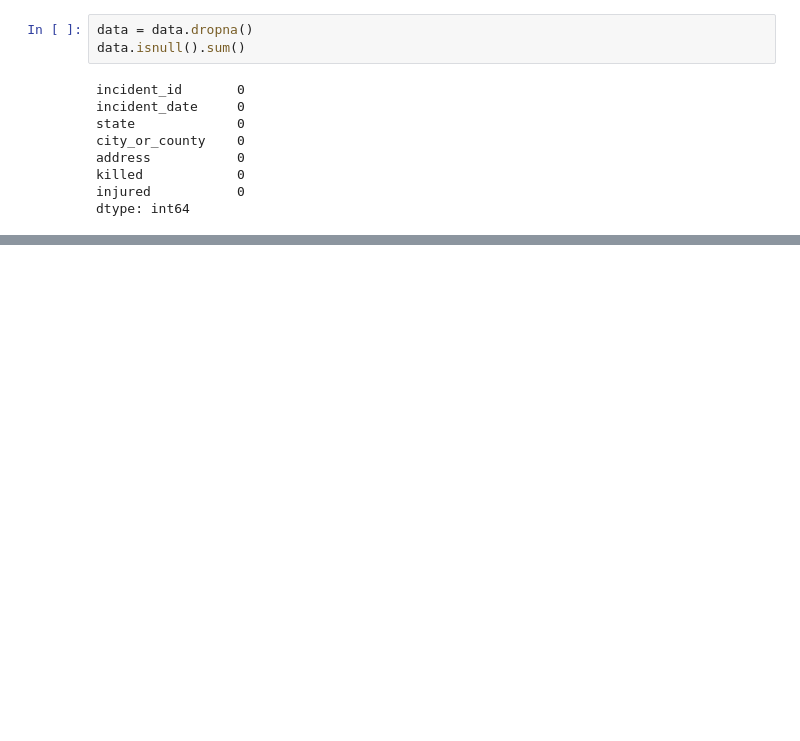
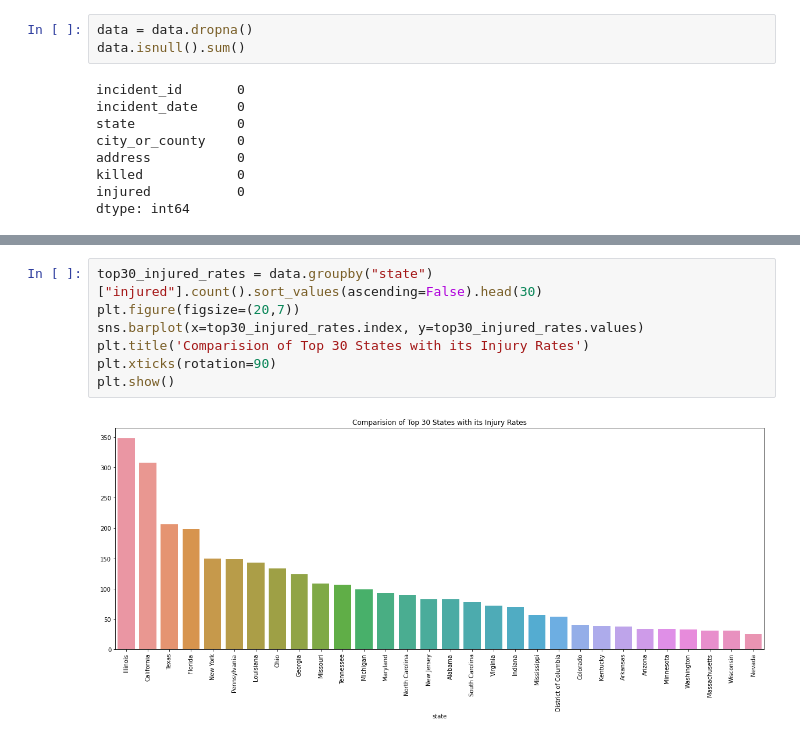
Before and after one commit to everydaycodings/Data-Science-End-To-End-Notebook-Project, a Jupyter notebook: EDA_On_U.S._Gun_Violence_Records_2014-2021.ipynb, the cells around one changed output, grey strips where cells are left out. Saved outputs shown, nothing was run; the diff lists cells and outputs as text; blank space fills up the shorter version.

```diff
--- a/EDA_On_U.S._Gun_Violence_Records_2014-2021.ipynb
+++ b/EDA_On_U.S._Gun_Violence_Records_2014-2021.ipynb
@@ -60,0 +83,9 @@ plt.show()
+# %%
+top30_injured_rates = data.groupby("state")["injured"].count().sort_values(ascending=False).head(30)
+plt.figure(figsize=(20,7))
+sns.barplot(x=top30_injured_rates.index, y=top30_injured_rates.values)
+plt.title('Comparision of Top 30 States with its Injury Rates')
+plt.xticks(rotation=90)
+plt.show()
+# %% [output]
+[figure, added]
```
Also changed, not shown: parts of 12 cells of this notebook.
